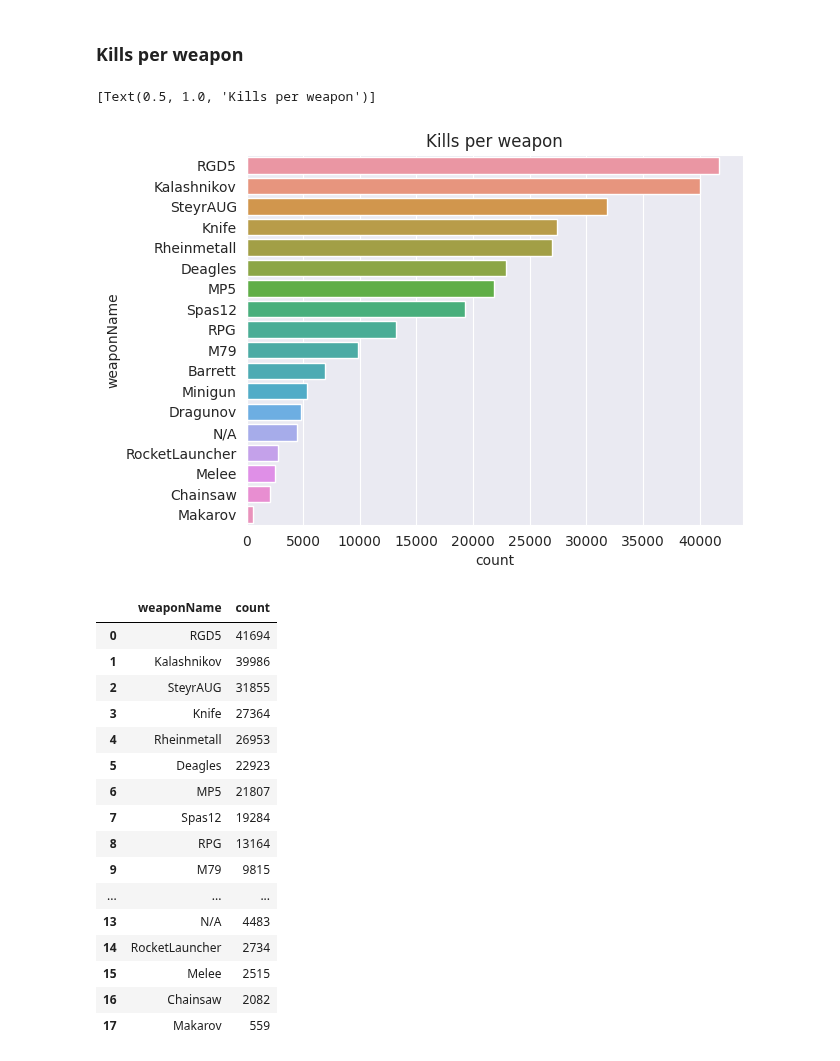
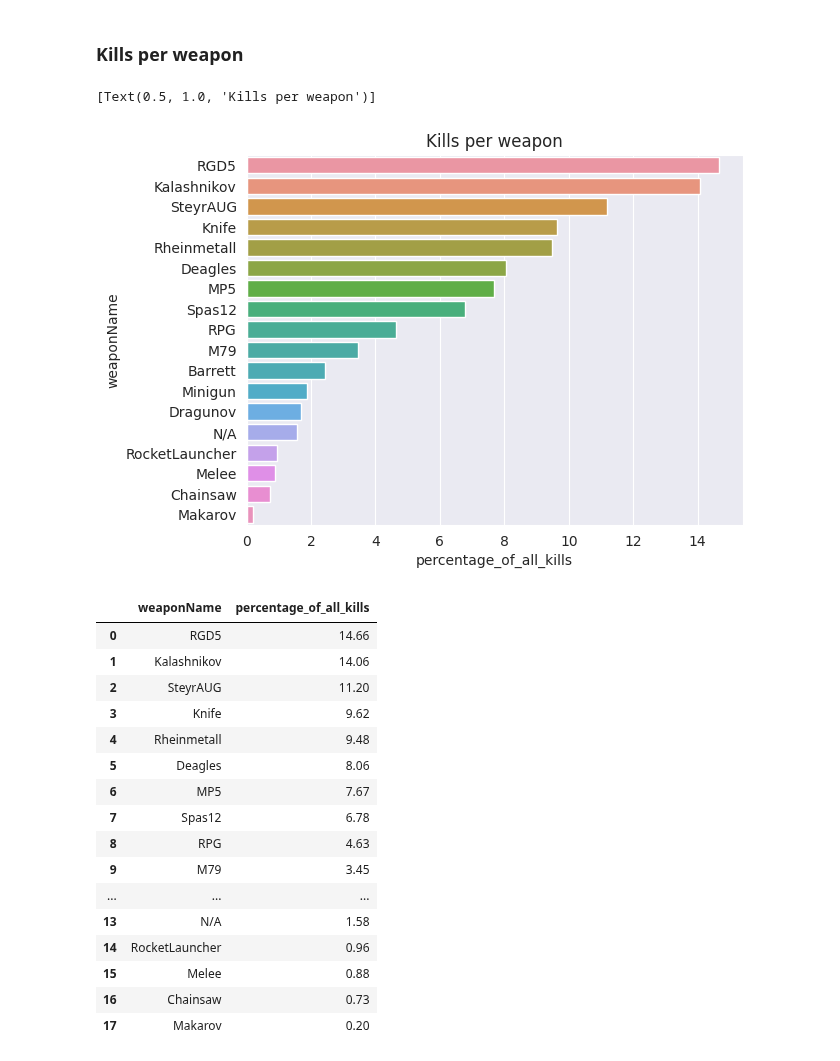
Before and after one commit to s2vndl/s2_1st_tournament_stats, a Jupyter notebook: stats_ranked.ipynb, the cells around one changed output. Cells and saved outputs as stored; diff of their text form; code cells hidden in the pictures.

Commit message:
change kills count per weapon into percentage

```diff
--- a/stats_ranked.ipynb
+++ b/stats_ranked.ipynb
@@ -196,29 +196,29 @@ result_finished_before_limit
 ### Kills per weapon
 # %%
 result8 = pd.read_sql_query(
-    "select weaponName, count(1) as count from event_kill group by weaponName order by count desc", con)
+    "select weaponName, round(100.0*count(1)/(select count(1) from event_kill ek),2) as percentage_of_all_kills from event_kill group by weaponName order by percentage_of_all_kills desc", con)
 sns.barplot(result8,
-            y="weaponName", x="count").set(title="Kills per weapon")
+            y="weaponName", x="percentage_of_all_kills").set(title="Kills per weapon")
 # %% [output]
 [Text(0.5, 1.0, 'Kills per weapon')]
-[figure, old version]
+[figure, new version]
 # %%
 result8
 # %% [output]
-|  | weaponName | count |
-| 0 | RGD5 | 41694 |
-| 1 | Kalashnikov | 39986 |
-| 2 | SteyrAUG | 31855 |
-| 3 | Knife | 27364 |
-| 4 | Rheinmetall | 26953 |
-| 5 | Deagles | 22923 |
-| 6 | MP5 | 21807 |
-| 7 | Spas12 | 19284 |
-| 8 | RPG | 13164 |
-| 9 | M79 | 9815 |
+|  | weaponName | percentage_of_all_kills |
+| 0 | RGD5 | 14.66 |
+| 1 | Kalashnikov | 14.06 |
+| 2 | SteyrAUG | 11.20 |
+| 3 | Knife | 9.62 |
+| 4 | Rheinmetall | 9.48 |
+| 5 | Deagles | 8.06 |
+| 6 | MP5 | 7.67 |
+| 7 | Spas12 | 6.78 |
+| 8 | RPG | 4.63 |
+| 9 | M79 | 3.45 |
 | ... | ... | ... |
-| 13 | N/A | 4483 |
-| 14 | RocketLauncher | 2734 |
-| 15 | Melee | 2515 |
-| 16 | Chainsaw | 2082 |
-| 17 | Makarov | 559 |
+| 13 | N/A | 1.58 |
+| 14 | RocketLauncher | 0.96 |
+| 15 | Melee | 0.88 |
+| 16 | Chainsaw | 0.73 |
+| 17 | Makarov | 0.20 |
```
Also changed, not shown: 1 other file.
